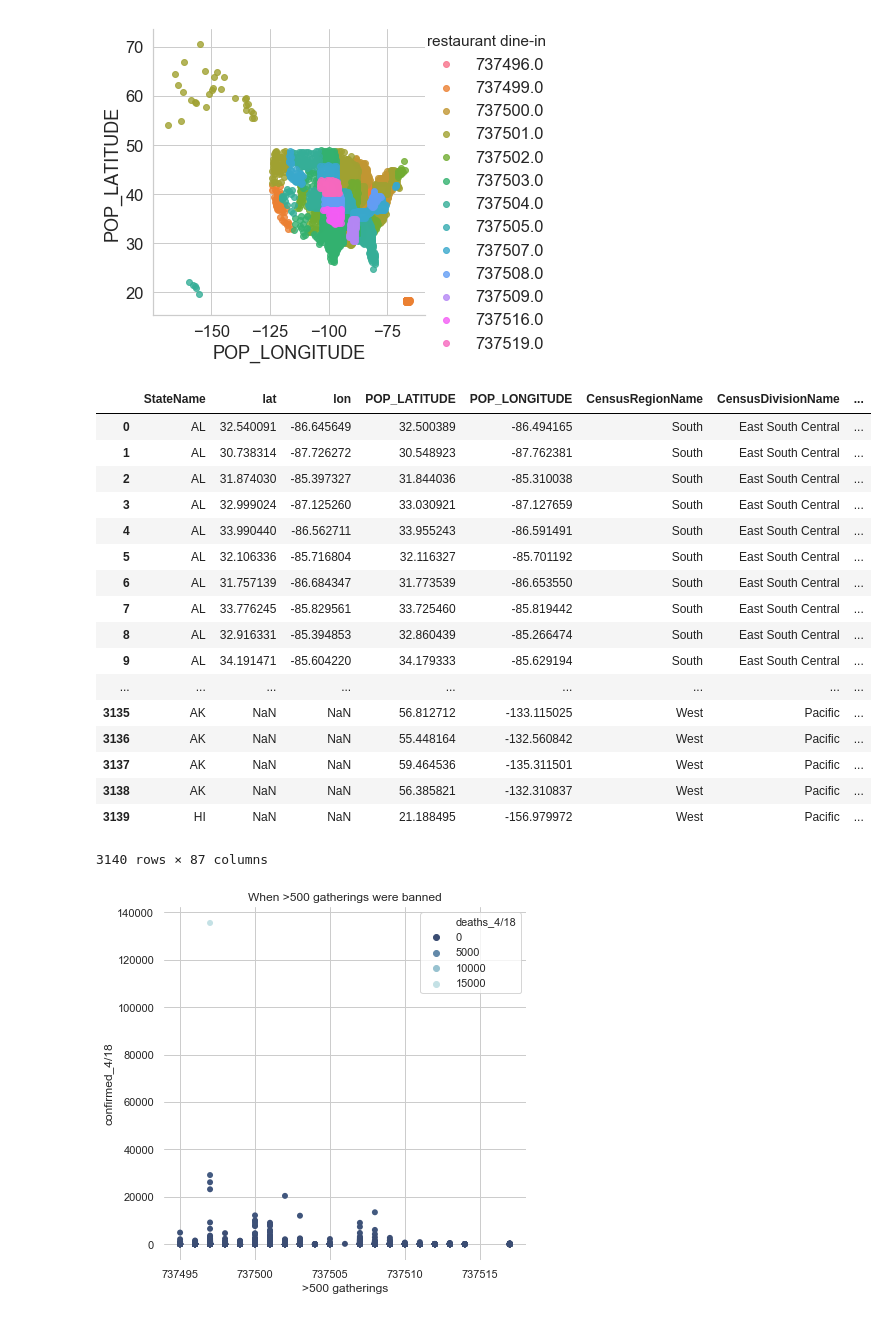
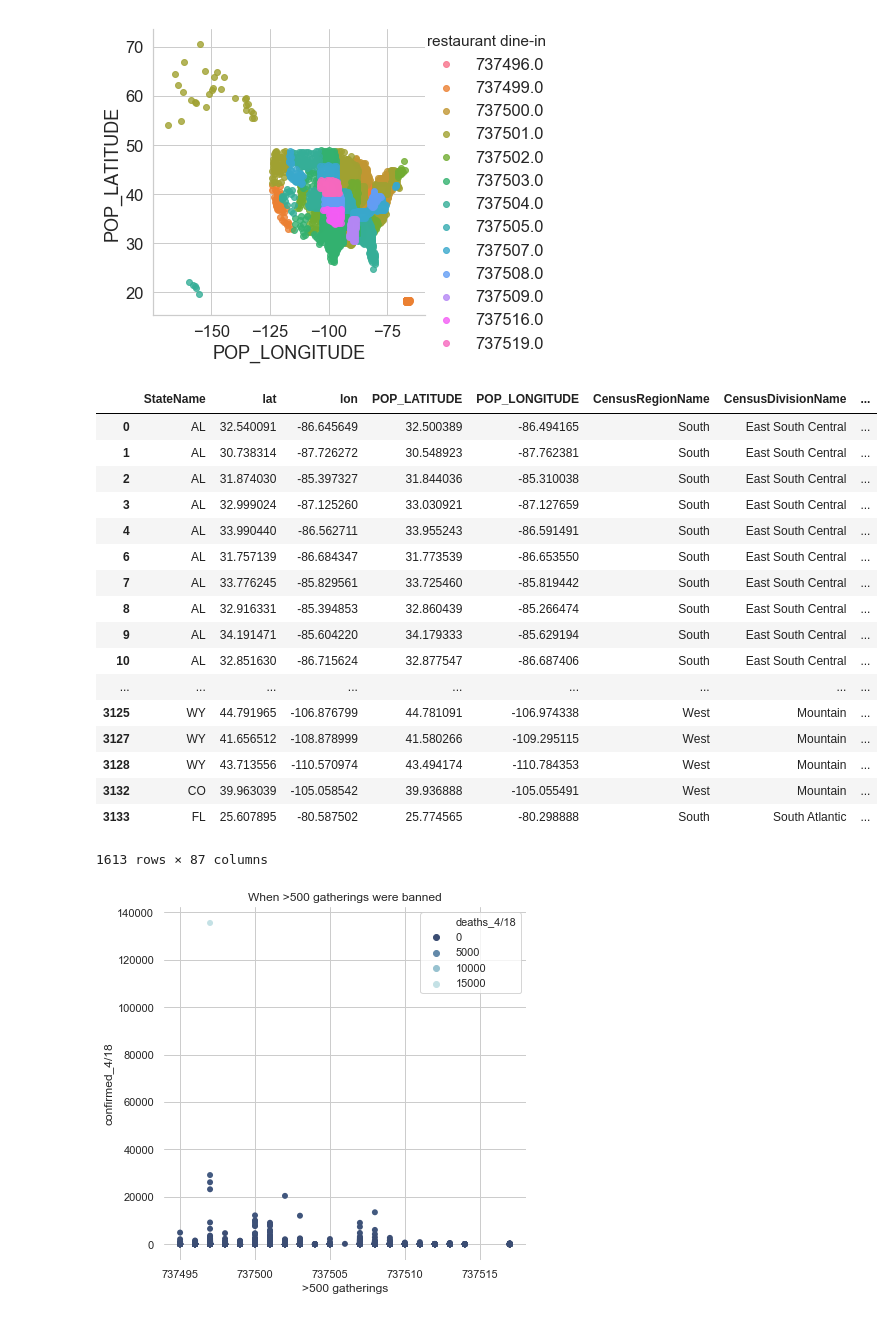
Before and after one commit to pc-1998/COVID-19-Project, a Jupyter notebook: data100-final-project/final_project.ipynb, the cells around one changed output. Cells and saved outputs as stored; diff of their text form; code cells hidden in the pictures.

Commit message:
some cleaning?

```diff
--- a/data100-final-project/final_project.ipynb
+++ b/data100-final-project/final_project.ipynb
@@ -111,45 +111,47 @@ sns.lmplot('POP_LONGITUDE', 'POP_LATITUDE', data=abridged_couties, hue='restaura
 # %%
 confirmed_last_day=time_series_confirmed.loc[:,['FIPS','4/18/20']]
 deaths_last_day=time_series_deaths.loc[:,['FIPS','4/18/20']]
-abridged_couties_clean=abridged_couties.drop(index=[3242,3243])
-abridged_couties_clean[abridged_couties_clean['countyFIPS']=='City2']
+abridged_couties_clean=abridged_couties.drop(index=[3242,3243]) #City1, NY and City2, NY, both with no data
 abridged_couties_clean['countyFIPS']=abridged_couties_clean['countyFIPS'].astype('int')
 confirmed_last_day_clean=confirmed_last_day.copy()
 confirmed_last_day_clean['FIPS']=confirmed_last_day_clean['FIPS'].replace(to_replace=np.nan,value=0)
 confirmed_last_day_clean['FIPS']=confirmed_last_day_clean['FIPS'].astype('int')
 wanted_data=abridged_couties_clean.merge(confirmed_last_day_clean,how='inner',left_on='countyFIPS',right_on='FIPS')
 deaths_last_day_clean=deaths_last_day.copy()
 deaths_last_day_clean['FIPS']=deaths_last_day_clean['FIPS'].replace(to_replace=np.nan,value=0)
 deaths_last_day_clean['FIPS']=deaths_last_day_clean['FIPS'].astype('int')
 wanted_data=wanted_data.merge(deaths_last_day_clean,how='inner',left_on='countyFIPS',right_on='FIPS')
 wanted_data=wanted_data.drop(columns=['countyFIPS','COUNTYFP','CountyName',\
                                       'State','FIPS_y','FIPS_x'])
 wanted_data=wanted_data.rename(columns={'4/18/20_x':'confirmed_4/18','4/18/20_y':'deaths_4/18'})
 wanted_data['STATEFP']=wanted_data['STATEFP'].astype('int')
 apr18states_wanted=apr18states.loc[:,['FIPS','Testing_Rate','Hospitalization_Rate', 'Incident_Rate']]
 apr18states_wanted['FIPS']=apr18states_wanted['FIPS'].replace(to_replace=np.nan,value=0)
 wanted_data=wanted_data.merge(apr18states_wanted,how='left',left_on='STATEFP',right_on='FIPS')
 wanted_data=wanted_data.drop(columns=['FIPS','STATEFP'])
+wanted_data=wanted_data.drop(wanted_data.loc[wanted_data['StateName']=='AK'].index)
+wanted_data=wanted_data.drop(wanted_data.loc[wanted_data['StateName']=='HI'].index)
+wanted_data=wanted_data.drop(wanted_data.loc[wanted_data['confirmed_4/18']<10].index)
 wanted_data
 # %% [output]
 |  | StateName | lat | lon | POP_LATITUDE | POP_LONGITUDE | CensusRegionName | CensusDivisionName | ... |
 | 0 | AL | 32.540091 | -86.645649 | 32.500389 | -86.494165 | South | East South Central | ... |
 | 1 | AL | 30.738314 | -87.726272 | 30.548923 | -87.762381 | South | East South Central | ... |
 | 2 | AL | 31.874030 | -85.397327 | 31.844036 | -85.310038 | South | East South Central | ... |
 | 3 | AL | 32.999024 | -87.125260 | 33.030921 | -87.127659 | South | East South Central | ... |
 | 4 | AL | 33.990440 | -86.562711 | 33.955243 | -86.591491 | South | East South Central | ... |
-| 5 | AL | 32.106336 | -85.716804 | 32.116327 | -85.701192 | South | East South Central | ... |
 | 6 | AL | 31.757139 | -86.684347 | 31.773539 | -86.653550 | South | East South Central | ... |
 | 7 | AL | 33.776245 | -85.829561 | 33.725460 | -85.819442 | South | East South Central | ... |
 | 8 | AL | 32.916331 | -85.394853 | 32.860439 | -85.266474 | South | East South Central | ... |
 | 9 | AL | 34.191471 | -85.604220 | 34.179333 | -85.629194 | South | East South Central | ... |
+| 10 | AL | 32.851630 | -86.715624 | 32.877547 | -86.687406 | South | East South Central | ... |
 | ... | ... | ... | ... | ... | ... | ... | ... | ... |
-| 3135 | AK | NaN | NaN | 56.812712 | -133.115025 | West | Pacific | ... |
-| 3136 | AK | NaN | NaN | 55.448164 | -132.560842 | West | Pacific | ... |
-| 3137 | AK | NaN | NaN | 59.464536 | -135.311501 | West | Pacific | ... |
-| 3138 | AK | NaN | NaN | 56.385821 | -132.310837 | West | Pacific | ... |
-| 3139 | HI | NaN | NaN | 21.188495 | -156.979972 | West | Pacific | ... |
+| 3125 | WY | 44.791965 | -106.876799 | 44.781091 | -106.974338 | West | Mountain | ... |
+| 3127 | WY | 41.656512 | -108.878999 | 41.580266 | -109.295115 | West | Mountain | ... |
+| 3128 | WY | 43.713556 | -110.570974 | 43.494174 | -110.784353 | West | Mountain | ... |
+| 3132 | CO | 39.963039 | -105.058542 | 39.936888 | -105.055491 | West | Mountain | ... |
+| 3133 | FL | 25.607895 | -80.587502 | 25.774565 | -80.298888 | South | South Atlantic | ... |
-3140 rows × 87 columns
+1613 rows × 87 columns
 # %%
 banLargeImpact = wanted_data[['>500 gatherings', 'confirmed_4/18', 'deaths_4/18']]
 
```
Also changed, not shown: parts of 6 cells of this notebook.
